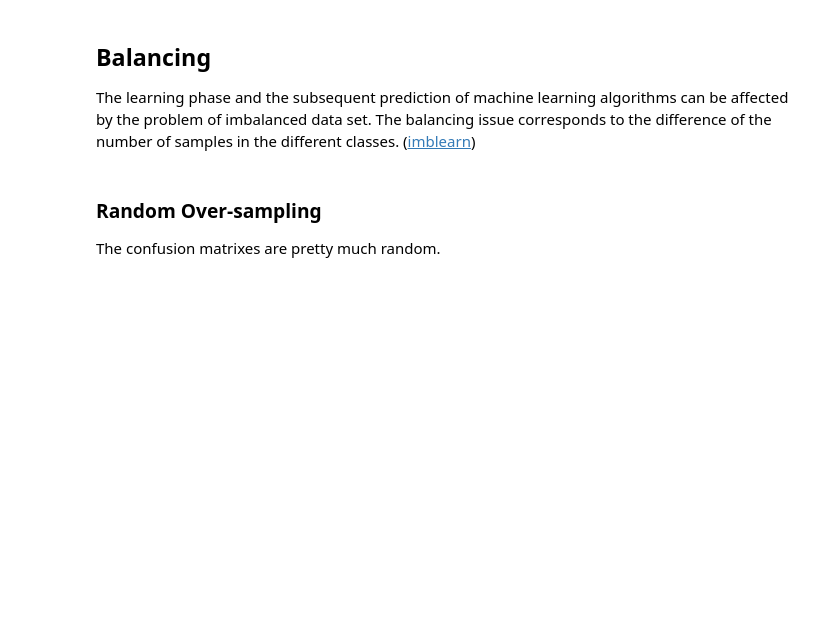
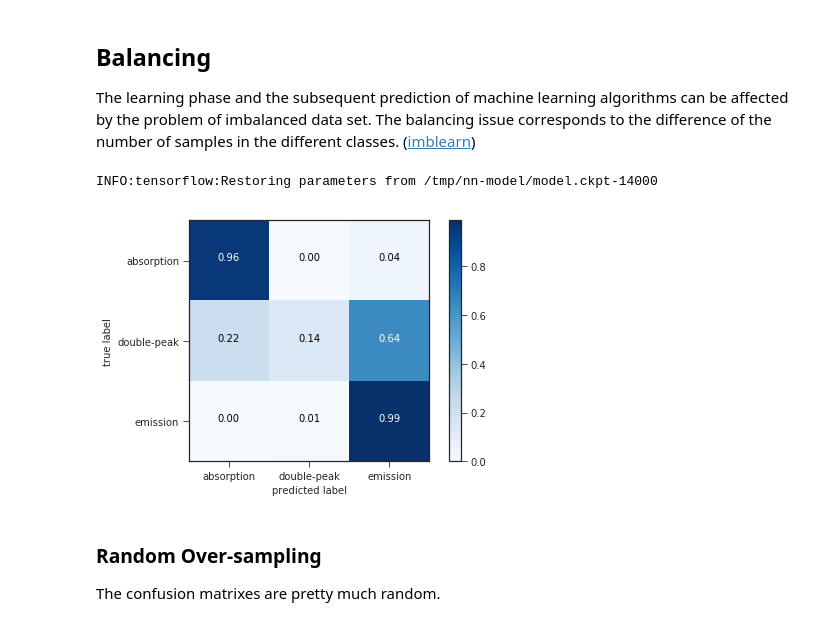
Before and after one commit to podondra/ondrejov-preprocessing, a Jupyter notebook: ondrejov-preprocessing.ipynb, the cells around one changed output. Saved outputs shown, nothing was run; the diff lists cells and outputs as text; code cells hidden in the pictures; blank space fills up the shorter version.

```diff
--- a/ondrejov-preprocessing.ipynb
+++ b/ondrejov-preprocessing.ipynb
@@ -471,19 +528,22 @@ spectra.loc[idx_te, 'label'].value_counts().plot.bar(grid=True, ax=ax3)
 # %% [markdown]
 ## Neural Network
 # %%
-# specify that all features have real-value data
-feature_columns = [tf.feature_column.numeric_column('x', shape=[140])]
+def new_nn():
+    # specify that all features have real-value data
+    feature_columns = [tf.feature_column.numeric_column('x', shape=[140])]
 
-# build neural network with 140 input units,
-# 64 units in hidden layer
-# and 3 units in output layer
-# dropout: http://www.cs.toronto.edu/~rsalakhu/papers/srivastava14a.pdf
-classifier = tf.estimator.DNNClassifier(
-    feature_columns=feature_columns,
-    hidden_units=[64],
-    n_classes=3,
-    model_dir='/tmp/nn-model'
-)
+    # build neural network with 140 input units,
+    # 64 units in hidden layer
+    # and 3 units in output layer
+    # dropout: http://www.cs.toronto.edu/~rsalakhu/papers/srivastava14a.pdf
+    return tf.estimator.DNNClassifier(
+        feature_columns=feature_columns,
+        hidden_units=[64],
+        n_classes=3,
+        model_dir='/tmp/nn-model'
+    )
+
+classifier = new_nn()
 # %% [output]
 INFO:tensorflow:Using default config.
 INFO:tensorflow:Using config: {'_model_dir': '/tmp/nn-model', '_tf_random_seed': None, '_save_summary_steps': 100, '_save_checkpoints_steps': None, '_save_checkpoints_secs': 600, '_session_config': No ...
@@ -575,6 +635,13 @@ def plot_confusion_matrix(cm, classes=le.classes_, normalize=True, cmap=pyplot.c
     pyplot.tight_layout()
     pyplot.ylabel('true label')
     pyplot.xlabel('predicted label')
+# %%
+predictions = list(classifier.predict(input_fn=validation_input_fn))
+y_pred = numpy.array([p['classes'] for p in predictions]).ravel().astype(numpy.int)
+plot_confusion_matrix(confusion_matrix(y_va, y_pred))
+# %% [output]
+INFO:tensorflow:Restoring parameters from /tmp/nn-model/model.ckpt-14000
+[figure, added]
 # %% [markdown]
 ### Random Over-sampling
 
```
Also changed, not shown: parts of 17 cells of this notebook.
